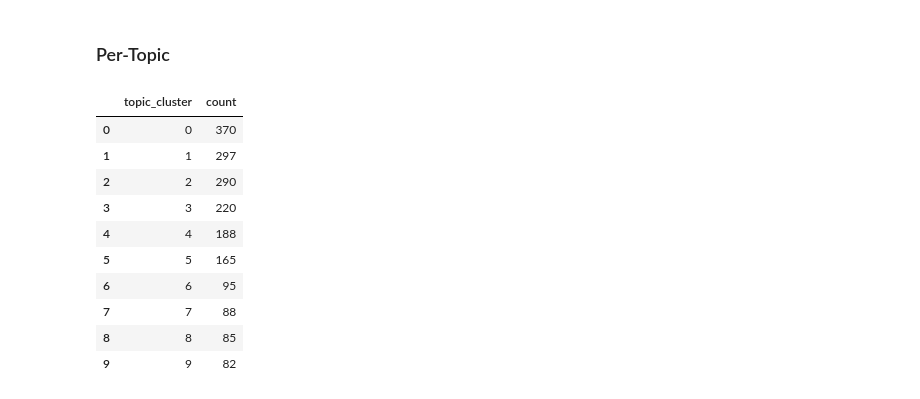
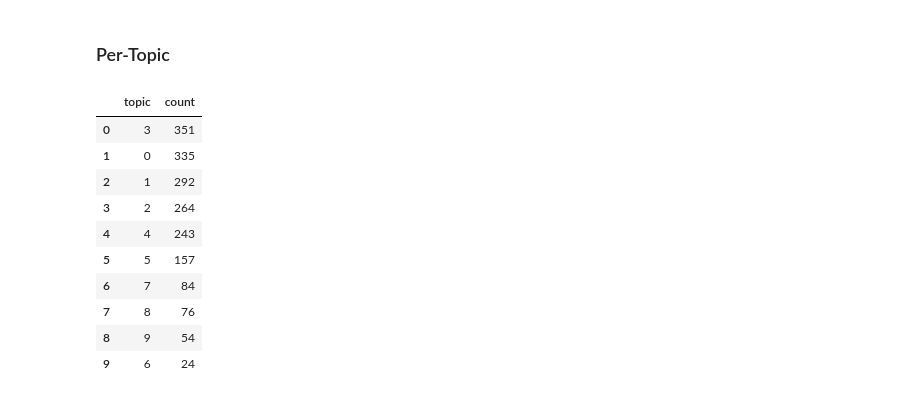
Before and after one commit to rissopanji/KLASIFIKASI-EMOSI, a Jupyter notebook: 09. Representasi Pengetahuan (Knowledge Representation)/knowledge_representation.ipynb, the cells around one changed output. Drawn from its saved outputs; the diff is of its cells as text; code cells hidden in the pictures.

```diff
--- a/09. Representasi Pengetahuan (Knowledge Representation)/knowledge_representation.ipynb
+++ b/09. Representasi Pengetahuan (Knowledge Representation)/knowledge_representation.ipynb
@@ -26,0 +43,5 @@ data_testing
+# %%
+#ubah urutan atributnya menjadi berikut : Index(['conversation_id_str', 'created_at', 'favorite_count', 'full_text','id_str', 'lang', 'location', 'probability', 'quote_count','reply_count', 'retweet_count', 'topic', 'tweet_url', 'user_id_str','username', 'in_reply_to_screen_name', 'image_url', 'context','emotion']
+data_testing = data_testing[['conversation_id_str', 'created_at', 'favorite_count', 'full_text','id_str', 'lang', 'location', 'probability', 'quote_count','reply_count', 'retweet_count', 'topic', 'tweet_url', 'user_id_str','username', 'in_reply_to_screen_name', 'image_url', 'context','emotion']]
+
+data_testing.columns
@@ -26,0 +55,24 @@ data_testing
+# %%
+merged_df = data_testing
+
+context_mapping = {
+    0: "Dukungan dari suporter untuk timnas Indonesia menjadi topik utama. Banyak yang mengungkapkan rasa bangga setelah kemenangan dalam berbagai pertandingan dan berbagi ucapan selamat kepada para pemain.",
+    1: "Perjalanan timnas Indonesia di babak kualifikasi Piala Dunia dan Piala Asia menjadi topik yang sering dibahas. Banyak yang merasa bangga dengan pencapaian timnas dan membahas pertandingan-pertandingan yang akan datang.",
+    2: "Banyak pembicaraan tentang keberhasilan timnas Indonesia lolos ke putaran ketiga kualifikasi Piala Dunia 2026 dan Piala Asia. Penggemar merasa bangga dan membahas strategi serta persiapan untuk pertandingan selanjutnya.",
+    3: "Anang sering disebut dalam konteks menyanyikan lagu 'Indonesia Pusaka' sebelum pertandingan timnas Indonesia. Momen ini menciptakan suasana emosional bagi para suporter dan menjadi bagian penting dari pengalaman menonton pertandingan.",
+    4: "Pertandingan melawan Filipina menjadi sorotan dengan banyak diskusi tentang performa pemain seperti Verdonk dan Haye. Kemenangan ini dianggap sebagai momen bersejarah dan menjadi topik hangat di media sosial.",
+    5: "Banyak yang membicarakan momen-momen bersejarah dan gol-gol penting yang dicetak oleh timnas Indonesia. Kemenangan di babak kualifikasi dan turnamen AFF menjadi sorotan utama.",
+    6: "Kondisi rumput di Stadion Gelora Bung Karno (GBK) setelah konser. Para penggemar mengeluhkan dampaknya pada permainan timnas Indonesia terutama terkait performa pemain di lapangan.",
+    7: "Diskusi tentang strategi yang digunakan oleh pelatih Shin Tae-yong dan performa pemain seperti Ernando dan Verdonk sering muncul. Penggemar juga membicarakan potensi pemain diaspora untuk memperkuat timnas.",
+    8: "Kondisi lapangan dan performa pemain di berbagai pertandingan sering menjadi topik diskusi. Banyak yang mengeluhkan kondisi lapangan yang kurang baik dan dampaknya pada permainan timnas.",
+    9: "Banyak penggemar yang berbagi pengalaman menonton pertandingan timnas Indonesia. Mereka membahas momen-momen penting pembelian tiket dan harapan untuk kemenangan timnas di masa depan. Rasa fomo (fear of missing out) juga sering dibicarakan."
+}
+
+# Mengubah nilai 'context' berdasarkan 'topic'
+for index, row in merged_df.iterrows():
+    topic = row['topic']
+    if topic in context_mapping:
+        merged_df.at[index, 'context'] = context_mapping[topic]
+
+# Menampilkan DataFrame yang telah diperbarui
+print(merged_df)
@@ -44,0 +121,5 @@ merged_df
+# %%
+#tampilkan hanya kolom full_text, topic_cluster, emotion dan username
+merged_df = merged_df[['full_text', 'topic','context', 'username', 'emotion']]
+
+merged_df.head(10)
@@ -85,5 +148,0 @@ merged_df
-# %%
-#drop duplicated data in full_text
-merged_df = merged_df.drop_duplicates(subset=['full_text'])
-
-merged_df
@@ -106,17 +151,17 @@ merged_df
 # %% [markdown]
 ### Per-Topic
 # %%
-topic_cluster_counts = merged_df['topic_cluster'].value_counts().reset_index()
+topic_cluster_counts = merged_df['topic'].value_counts().reset_index()
 topic_cluster_counts
 # %% [output]
-|  | topic_cluster | count |
-| 0 | 0 | 370 |
-| 1 | 1 | 297 |
-| 2 | 2 | 290 |
-| 3 | 3 | 220 |
-| 4 | 4 | 188 |
-| 5 | 5 | 165 |
-| 6 | 6 | 95 |
-| 7 | 7 | 88 |
-| 8 | 8 | 85 |
-| 9 | 9 | 82 |
+|  | topic | count |
+| 0 | 3 | 351 |
+| 1 | 0 | 335 |
+| 2 | 1 | 292 |
+| 3 | 2 | 264 |
+| 4 | 4 | 243 |
+| 5 | 5 | 157 |
+| 6 | 7 | 84 |
+| 7 | 8 | 76 |
+| 8 | 9 | 54 |
+| 9 | 6 | 24 |
```
Also changed, not shown: parts of 21 cells of this notebook, 18 other files.
